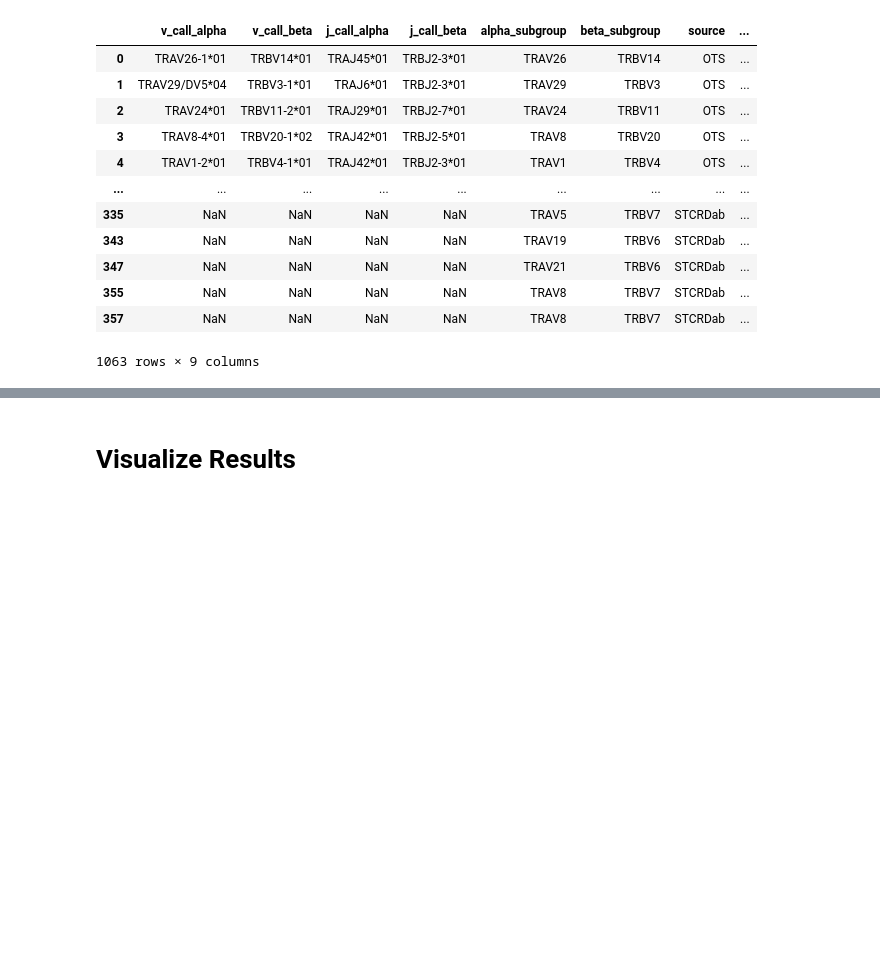
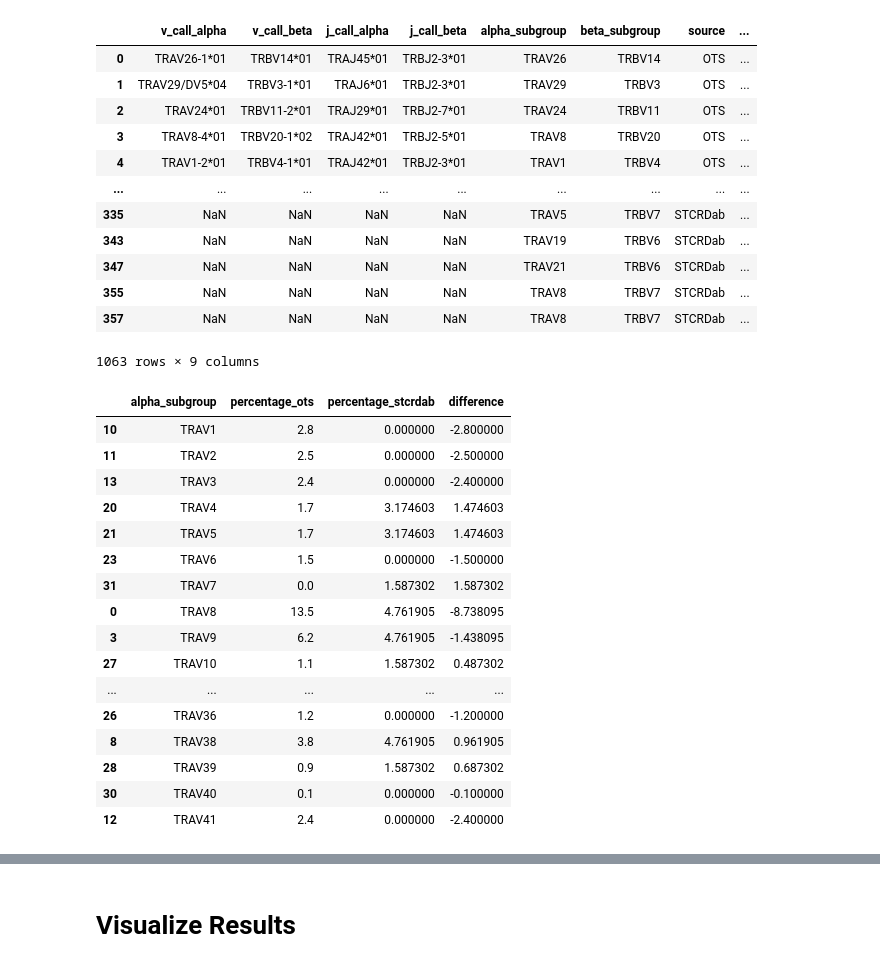
Before and after one commit to benjiemc/tcr-pmhc-interface-analysis, a Jupyter notebook: notebooks/Ascertaining_the_generalisability_of_the_structure_data.ipynb, the cells around one changed output, grey strips where cells are left out. Drawn from its saved outputs; the diff is of its cells as text; code cells hidden in the pictures; blank space fills up the shorter version.

```diff
--- a/notebooks/Ascertaining_the_generalisability_of_the_structure_data.ipynb
+++ b/notebooks/Ascertaining_the_generalisability_of_the_structure_data.ipynb
@@ -196,3 +237,50 @@ gene_usage
 | 355 | NaN | NaN | NaN | NaN | TRAV8 | TRBV7 | STCRDab | ... |
 | 357 | NaN | NaN | NaN | NaN | TRAV8 | TRBV7 | STCRDab | ... |
 1063 rows × 9 columns
+# %%
+ots_sample_trav_genes_proportions = ots_sample_genes.value_counts('alpha_subgroup', normalize=True) * 100
+
+ots_sample_trav_genes_proportions.name = 'percentage'
+ots_sample_trav_genes_proportions = ots_sample_trav_genes_proportions.to_frame().reset_index()
+
+apo_holo_genes_trav_genes_proportions = apo_holo_genes.value_counts('alpha_subgroup', normalize=True) * 100
+
+apo_holo_genes_trav_genes_proportions.name = 'percentage'
+apo_holo_genes_trav_genes_proportions = apo_holo_genes_trav_genes_proportions.to_frame().reset_index()
+
+trav_genes_proportions = ots_sample_trav_genes_proportions.merge(apo_holo_genes_trav_genes_proportions,
+                                                                 on='alpha_subgroup',
+                                                                 how='outer',
+                                                                suffixes=('_ots', '_stcrdab'))
+
+trav_genes_proportions = trav_genes_proportions.fillna(0)
+
+trav_genes_proportions['difference'] = (trav_genes_proportions['percentage_stcrdab']
+                                        - trav_genes_proportions['percentage_ots'])
+
+trav_genes_proportions['alpha_subgroup_num'] = (trav_genes_proportions['alpha_subgroup'].str
+                                                .extract(r'TRAV(\d+)', expand=False)
+                                                .apply(int))
+
+trav_genes_proportions = trav_genes_proportions.sort_values('alpha_subgroup_num')
+trav_genes_proportions = trav_genes_proportions.drop('alpha_subgroup_num', axis='columns')
+
+trav_genes_proportions
+# %% [output]
+|  | alpha_subgroup | percentage_ots | percentage_stcrdab | difference |
+| 10 | TRAV1 | 2.8 | 0.000000 | -2.800000 |
+| 11 | TRAV2 | 2.5 | 0.000000 | -2.500000 |
+| 13 | TRAV3 | 2.4 | 0.000000 | -2.400000 |
+| 20 | TRAV4 | 1.7 | 3.174603 | 1.474603 |
+| 21 | TRAV5 | 1.7 | 3.174603 | 1.474603 |
+| 23 | TRAV6 | 1.5 | 0.000000 | -1.500000 |
+| 31 | TRAV7 | 0.0 | 1.587302 | 1.587302 |
+| 0 | TRAV8 | 13.5 | 4.761905 | -8.738095 |
+| 3 | TRAV9 | 6.2 | 4.761905 | -1.438095 |
+| 27 | TRAV10 | 1.1 | 1.587302 | 0.487302 |
+| ... | ... | ... | ... | ... |
+| 26 | TRAV36 | 1.2 | 0.000000 | -1.200000 |
+| 8 | TRAV38 | 3.8 | 4.761905 | 0.961905 |
+| 28 | TRAV39 | 0.9 | 1.587302 | 0.687302 |
+| 30 | TRAV40 | 0.1 | 0.000000 | -0.100000 |
+| 12 | TRAV41 | 2.4 | 0.000000 | -2.400000 |
```
Also changed, not shown: parts of 10 cells of this notebook.
